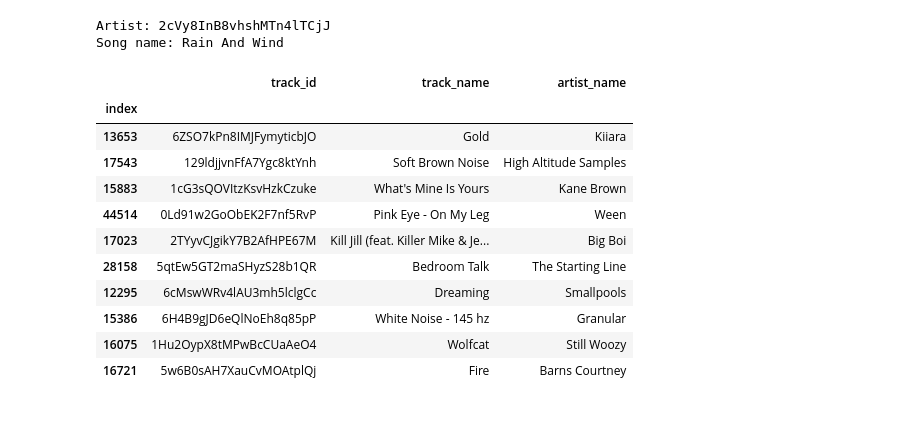
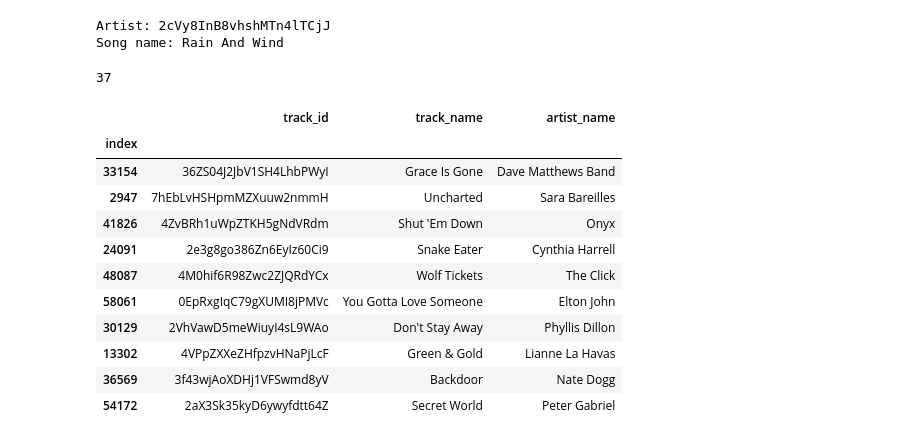
Before and after one commit to CodingDuckmx/Spotify_suggestions, a Jupyter notebook: Suggestions_notebook.ipynb, the cells around one changed output. Saved outputs shown, nothing was run; the diff lists cells and outputs as text; code cells hidden in the pictures.

```diff
--- a/Suggestions_notebook.ipynb
+++ b/Suggestions_notebook.ipynb
@@ -150,22 +149,54 @@ Artist: 2cVy8InB8vhshMTn4lTCjJ
 Song name: Rain And Wind
 # %%
 prediction = knn.predict(songs_features.loc[random_choice].values.reshape(1,songs_features.shape[1]))
+# %%
+# What if we have the track_id?
+
+searched_song_id = '2gZrHjEptqaEw7Hr40Gk8V'
+
+sp.track(searched_song_id)['artists'][0]['name']
+sp.track(searched_song_id)['name']
+searched_song_features = {'acousticness':sp.audio_features(searched_song_id)[0]['acousticness'],
+                          'danceability':sp.audio_features(searched_song_id)[0]['danceability'],
+                          'energy':sp.audio_features(searched_song_id)[0]['energy'],
+                         'instrumentalness':sp.audio_features(searched_song_id)[0]['instrumentalness'],
+                         'key':sp.audio_features(searched_song_id)[0]['key'],
+                          'liveness':sp.audio_features(searched_song_id)[0]['liveness'],
+                          'loudness':sp.audio_features(searched_song_id)[0]['loudness'],
+                          'mode':sp.audio_features(searched_song_id)[0]['mode'],
+                          'speechiness':sp.audio_features(searched_song_id)[0]['speechiness'],
+                          'tempo':sp.audio_features(searched_song_id)[0]['tempo'],
+                          'time_signature':sp.audio_features(searched_song_id)[0]['time_signature'],
+                          'valence':sp.audio_features(searched_song_id)[0]['valence'],
+                          'popularity': sp.track(searched_song_id)['popularity']}                         }
+
+searched_song_array = pd.Series(searched_song_features).values.reshape(1,songs_features.shape[1])
+
+prediction = knn.predict(searched_song_array)
+# %%
+sp.track(searched_song_id)['popularity']
+# %% [output]
+37
 # %%
-ten_most_similar_songs = songs.loc[prediction.argsort()[0][-10:]]
+ten_most_similar_songs = songs.loc[prediction.argsort()[0][-11:]]
+if (ten_most_similar_songs['track_id'] == searched_song_id).any():
+    ten_most_similar_songs = ten_most_similar_songs.drop(labels=ten_most_similar_songs['track_id'][ten_most_similar_songs['track_id'] == searched_song_id].index[0], axis=0)
+else:
+    ten_most_similar_songs = ten_most_similar_songs[-10:]
 ten_most_similar_songs[['track_id','track_name','artist_name']]
 # %% [output]
 |  | track_id | track_name | artist_name |
 | index |  |  |  |
-| 13653 | 6ZSO7kPn8IMJFymyticbJO | Gold | Kiiara |
-| 17543 | 129ldjjvnFfA7Ygc8ktYnh | Soft Brown Noise | High Altitude Samples |
-| 15883 | 1cG3sQOVItzKsvHzkCzuke | What's Mine Is Yours | Kane Brown |
-| 44514 | 0Ld91w2GoObEK2F7nf5RvP | Pink Eye - On My Leg | Ween |
-| 17023 | 2TYyvCJgikY7B2AfHPE67M | Kill Jill (feat. Killer Mike & Je... | Big Boi |
-| 28158 | 5qtEw5GT2maSHyzS28b1QR | Bedroom Talk | The Starting Line |
-| 12295 | 6cMswWRv4lAU3mh5lclgCc | Dreaming | Smallpools |
-| 15386 | 6H4B9gJD6eQlNoEh8q85pP | White Noise - 145 hz | Granular |
-| 16075 | 1Hu2OypX8tMPwBcCUaAeO4 | Wolfcat | Still Woozy |
-| 16721 | 5w6B0sAH7XauCvMOAtplQj | Fire | Barns Courtney |
+| 33154 | 36ZS04J2JbV1SH4LhbPWyI | Grace Is Gone | Dave Matthews Band |
+| 2947 | 7hEbLvHSHpmMZXuuw2nmmH | Uncharted | Sara Bareilles |
+| 41826 | 4ZvBRh1uWpZTKH5gNdVRdm | Shut 'Em Down | Onyx |
+| 24091 | 2e3g8go386Zn6EyIz60Ci9 | Snake Eater | Cynthia Harrell |
+| 48087 | 4M0hif6R98Zwc2ZJQRdYCx | Wolf Tickets | The Click |
+| 58061 | 0EpRxgIqC79gXUMI8jPMVc | You Gotta Love Someone | Elton John |
+| 30129 | 2VhVawD5meWiuyI4sL9WAo | Don't Stay Away | Phyllis Dillon |
+| 13302 | 4VPpZXXeZHfpzvHNaPjLcF | Green & Gold | Lianne La Havas |
+| 36569 | 3f43wjAoXDHj1VFSwmd8yV | Backdoor | Nate Dogg |
+| 54172 | 2aX3Sk35kyD6ywyfdtt64Z | Secret World | Peter Gabriel |
 # %%
 artists_photos_urls = []
 
```
Also changed, not shown: parts of 7 cells of this notebook, 10 other files.
